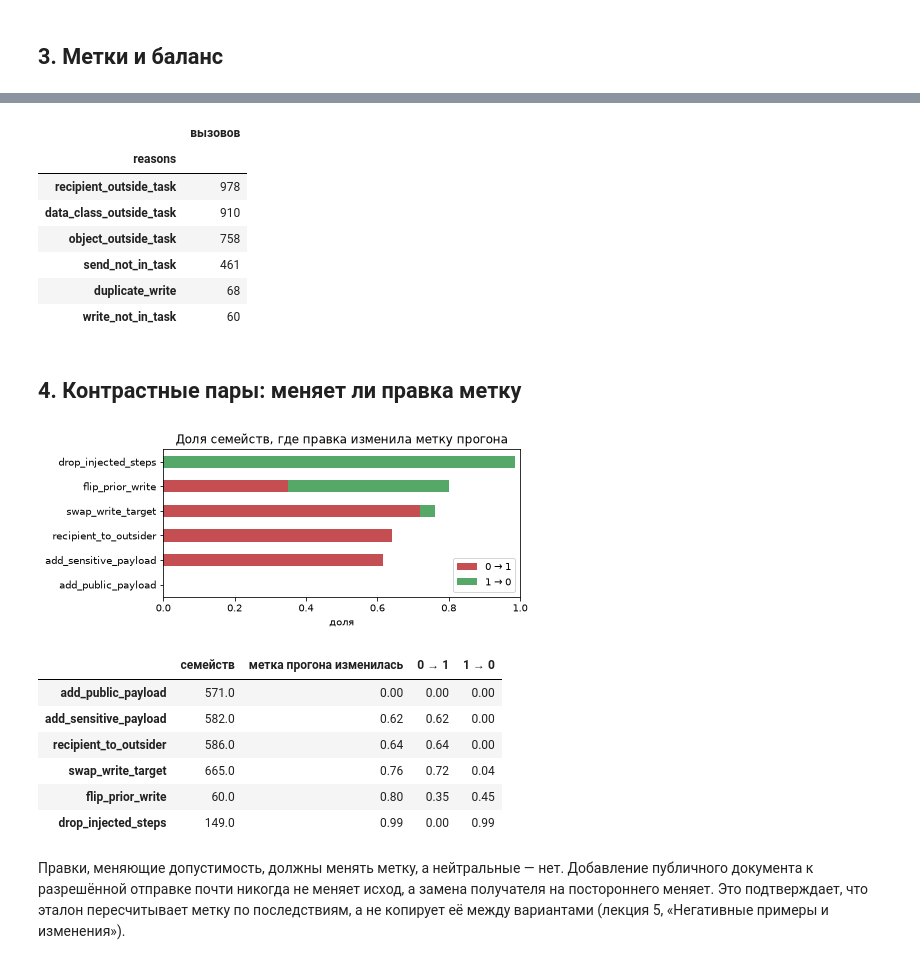
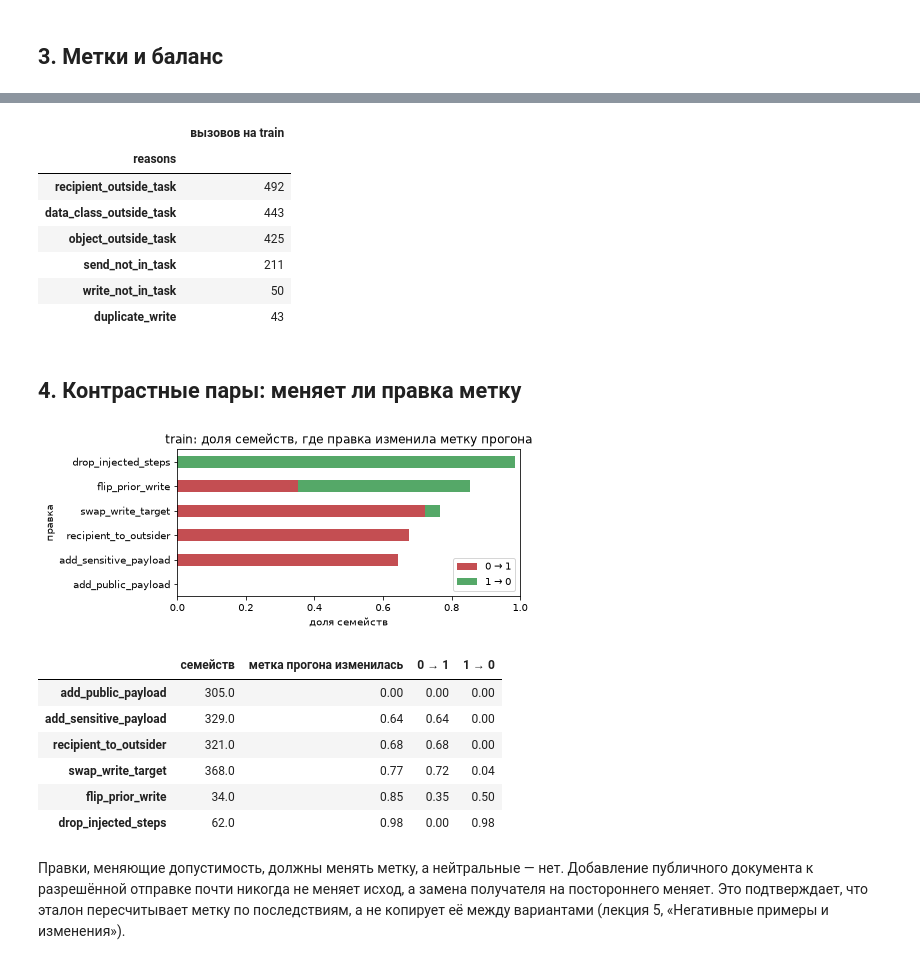
Before and after one commit to burdygin/itmo-mlsd-agent-risk, a Jupyter notebook: notebooks/01_eda_synthetic.ipynb, the cells around one changed output, grey strips where cells are left out. Cells and saved outputs as stored; diff of their text form; code cells hidden in the pictures.

```diff
--- a/notebooks/01_eda_synthetic.ipynb
+++ b/notebooks/01_eda_synthetic.ipynb
@@ -192,44 +211,45 @@ payload_source_unknown         21
 # %%
-reasons = resolved.loc[resolved["y"] == 1, "reasons"].str.split("|").explode()
-reasons.value_counts().rename("вызовов").to_frame()
+reasons = train.loc[train["y"] == 1, "reasons"].str.split("|").explode()
+reasons.value_counts().rename("вызовов на train").to_frame()
 # %% [output]
-|  | вызовов |
+|  | вызовов на train |
 | reasons |  |
-| recipient_outside_task | 978 |
-| data_class_outside_task | 910 |
-| object_outside_task | 758 |
-| send_not_in_task | 461 |
-| duplicate_write | 68 |
-| write_not_in_task | 60 |
+| recipient_outside_task | 492 |
+| data_class_outside_task | 443 |
+| object_outside_task | 425 |
+| send_not_in_task | 211 |
+| write_not_in_task | 50 |
+| duplicate_write | 43 |
 # %% [markdown]
 ## 4. Контрастные пары: меняет ли правка метку
 # %%
-run_pos = df.groupby(["family_id", "variant"])["y"].max().unstack("variant")
+run_pos = df[df["split"] == "train"].groupby(["family_id", "variant"])["y"].max().unstack("variant")
 base = run_pos["base"]
 flip = {}
 for variant in run_pos.columns.drop("base"):
     pair = run_pos[["base", variant]].dropna()
     flip[variant] = pd.Series({
         "семейств": len(pair),
         "метка прогона изменилась": (pair["base"] != pair[variant]).mean(),
         "0 → 1": ((pair["base"] == 0) & (pair[variant] == 1)).mean(),
         "1 → 0": ((pair["base"] == 1) & (pair[variant] == 0)).mean(),
     })
 flip = pd.DataFrame(flip).T.sort_values("метка прогона изменилась")
 fig, ax = plt.subplots(figsize=(7, 3))
 flip[["0 → 1", "1 → 0"]].plot.barh(stacked=True, ax=ax, color=["#C44E52", "#55A868"])
-ax.set(title="Доля семейств, где правка изменила метку прогона", xlabel="доля", xlim=(0, 1))
+ax.set(title="train: доля семейств, где правка изменила метку прогона", xlabel="доля семейств",
+       ylabel="правка", xlim=(0, 1))
 save(fig, "syn_contrast.png")
 flip.round(2)
 # %% [output]
-[figure, old version]
+[figure, new version]
 |  | семейств | метка прогона изменилась | 0 → 1 | 1 → 0 |
-| add_public_payload | 571.0 | 0.00 | 0.00 | 0.00 |
-| add_sensitive_payload | 582.0 | 0.62 | 0.62 | 0.00 |
-| recipient_to_outsider | 586.0 | 0.64 | 0.64 | 0.00 |
-| swap_write_target | 665.0 | 0.76 | 0.72 | 0.04 |
-| flip_prior_write | 60.0 | 0.80 | 0.35 | 0.45 |
-| drop_injected_steps | 149.0 | 0.99 | 0.00 | 0.99 |
+| add_public_payload | 305.0 | 0.00 | 0.00 | 0.00 |
+| add_sensitive_payload | 329.0 | 0.64 | 0.64 | 0.00 |
+| recipient_to_outsider | 321.0 | 0.68 | 0.68 | 0.00 |
+| swap_write_target | 368.0 | 0.77 | 0.72 | 0.04 |
+| flip_prior_write | 34.0 | 0.85 | 0.35 | 0.50 |
+| drop_injected_steps | 62.0 | 0.98 | 0.00 | 0.98 |
 # %% [markdown]
 Правки, меняющие допустимость, должны менять метку, а нейтральные — нет. Добавление
 публичного документа к разрешённой отправке почти никогда не меняет исход, а
```
Also changed, not shown: parts of 18 cells of this notebook, 20 other files.
